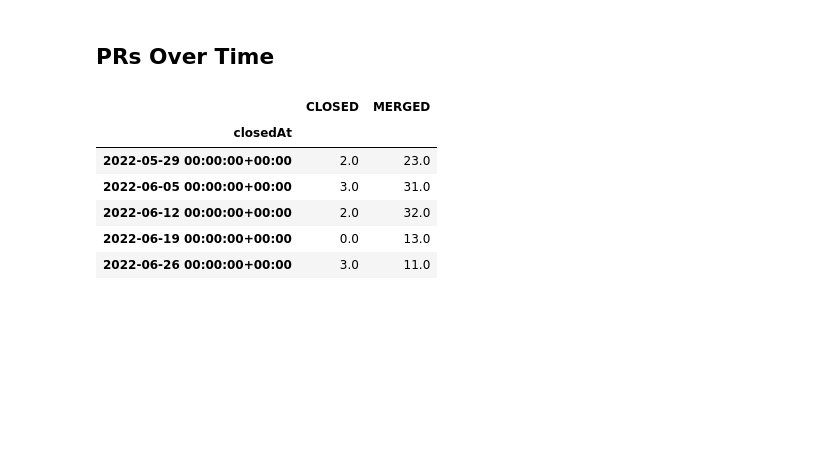
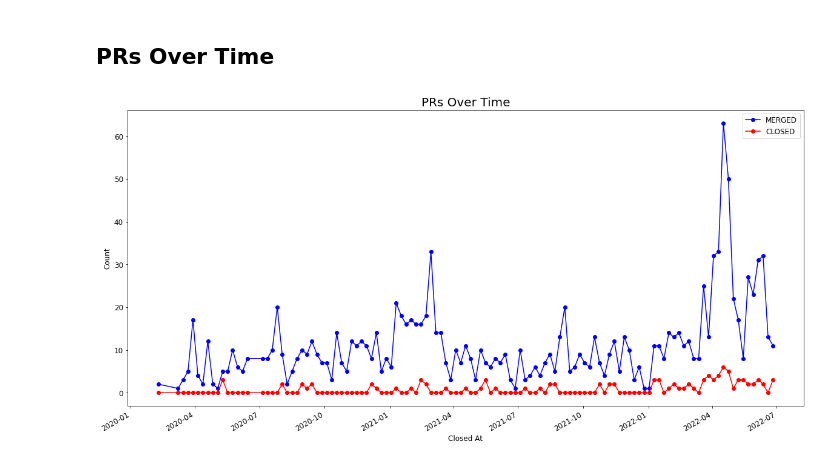
Before and after one commit to thebrianbug/dev-flow-dashboard, a Jupyter notebook: Flow_Dashboard.ipynb, the cells around one changed output. Saved outputs shown, nothing was run; the diff lists cells and outputs as text; code cells hidden in the pictures; blank space fills up the shorter version.

```diff
--- a/Flow_Dashboard.ipynb
+++ b/Flow_Dashboard.ipynb
@@ -67,29 +67,23 @@ prs
 # %%
 # Count CLOSED/MERGED items per week
 weekly_prs = prs.set_index('closedAt').groupby(
     [pd.Grouper(freq='W', label='left'), pd.Grouper('state')])['state'].count().reset_index(name='count')
 
 # Pivot into column by state
 weekly_prs = weekly_prs.pivot(
-    index='closedAt', columns='state', values='count')
-
-# Fix shape of pivot table
-weekly_prs.columns = [''.join(col).strip()
-                      for col in weekly_prs.columns.values]
+    index='closedAt', columns='state', values='count').unstack()
 
 # Replace NaN
 weekly_prs['CLOSED'] = weekly_prs['CLOSED'].fillna(0)
 weekly_prs['MERGED'] = weekly_prs['MERGED'].fillna(0)
 
-weekly_prs = weekly_prs.tail(5)
-weekly_prs
-
-#plt.plot(weekly_prs['closedAt'], weekly_prs['CLOSED'])
+plt.figure(figsize=(20, 10))
+plt.title('PRs Over Time', fontsize=20)
+weekly_prs['MERGED'].plot(color='blue', marker='o',
+                          label='MERGED', legend=True)
+weekly_prs['CLOSED'].plot(color='red', marker='o', label='CLOSED', legend=True)
+plt.ylabel('Count')
+plt.xlabel('Closed At')
+plt.show()
 # %% [output]
-|  | CLOSED | MERGED |
-| closedAt |  |  |
-| 2022-05-29 00:00:00+00:00 | 2.0 | 23.0 |
-| 2022-06-05 00:00:00+00:00 | 3.0 | 31.0 |
-| 2022-06-12 00:00:00+00:00 | 2.0 | 32.0 |
-| 2022-06-19 00:00:00+00:00 | 0.0 | 13.0 |
-| 2022-06-26 00:00:00+00:00 | 3.0 | 11.0 |
+[figure, added]
```
